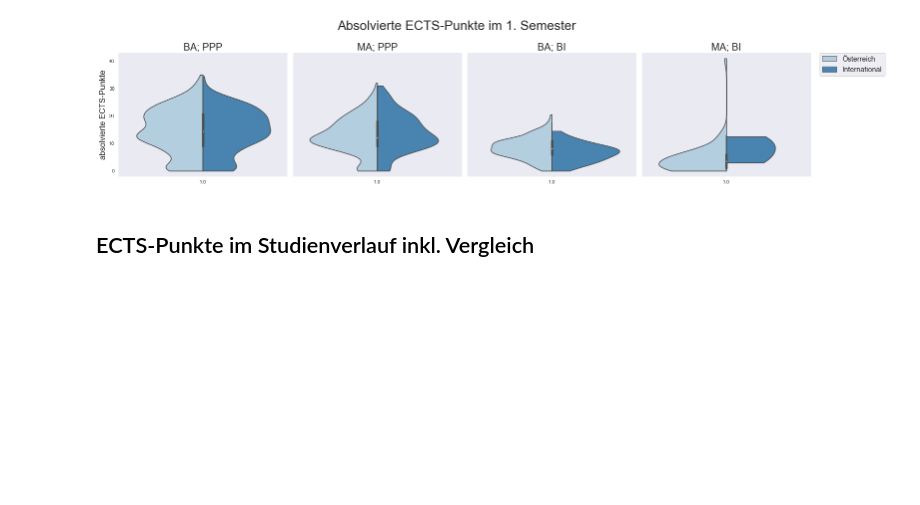
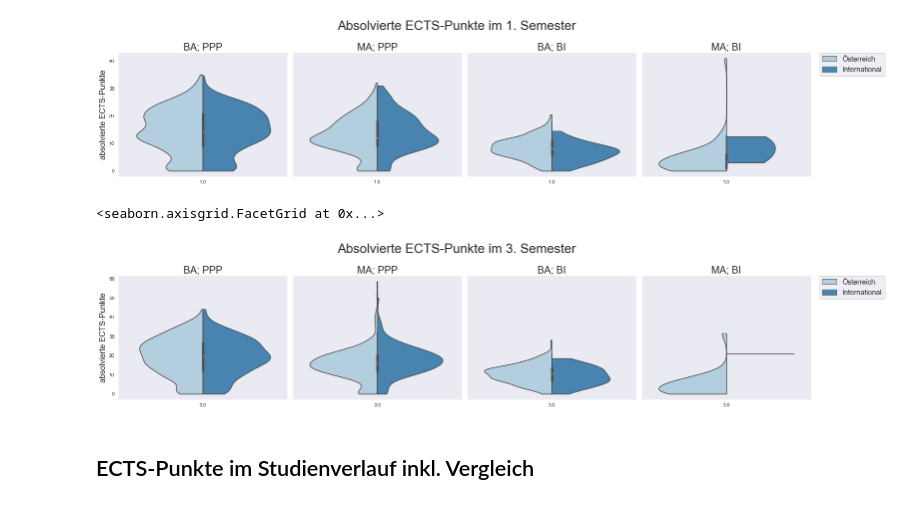
Before and after one commit to PeterAichinger-Fankhauser/datavis4ds, a Jupyter notebook: student_data_viz_v2.ipynb, the cells around one changed output. Saved outputs shown, nothing was run; the diff lists cells and outputs as text; code cells hidden in the pictures; blank space fills up the shorter version.

```diff
--- a/student_data_viz_v2.ipynb
+++ b/student_data_viz_v2.ipynb
@@ -143,6 +153,11 @@ ects_vio_plot(df, selected_semester=1)
 # %% [output]
 <seaborn.axisgrid.FacetGrid at 0x...>
 [figure]
+# %%
+ects_vio_plot(df, selected_semester=3)
+# %% [output]
+<seaborn.axisgrid.FacetGrid at 0x...>
+[figure, added]
 # %% [markdown]
 ## ECTS-Punkte im Studienverlauf inkl. Vergleich
 # %%
```
Also changed, not shown: parts of 5 cells of this notebook, 1 other file.
